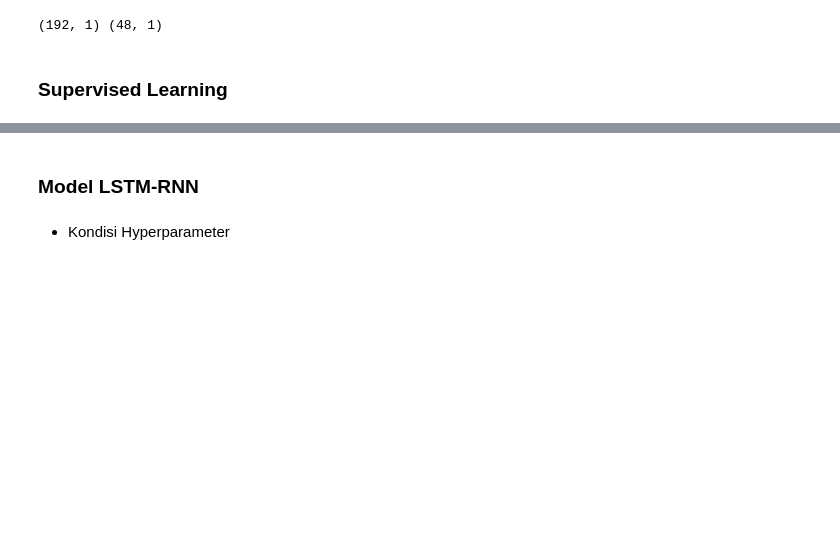
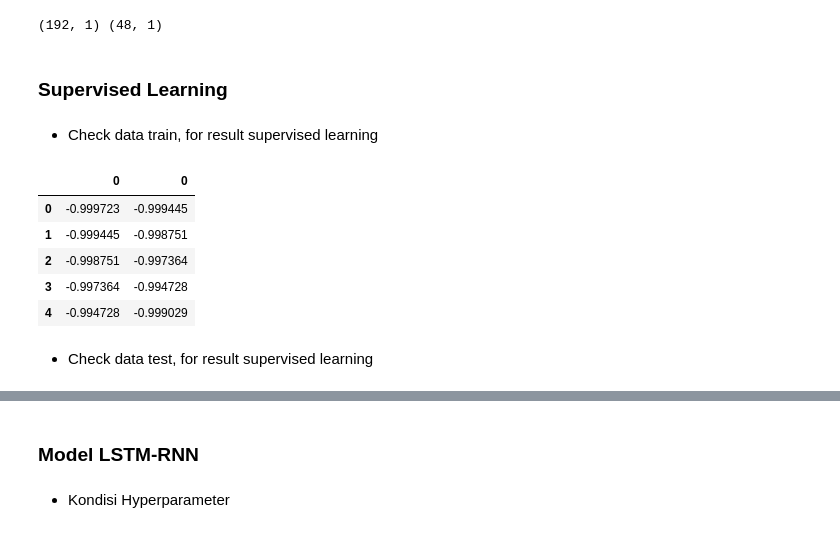
Before and after one commit to kusin/bahan-ajar-ML-v1, a Jupyter notebook: week 11 lstm-rnn bagian 2/lstm-rnn-univariate-2.ipynb, the cells around one changed output, grey strips where cells are left out. Saved outputs shown, nothing was run; the diff lists cells and outputs as text; code cells hidden in the pictures; blank space fills up the shorter version.

```diff
--- a/week 11 lstm-rnn bagian 2/lstm-rnn-univariate-2.ipynb
+++ b/week 11 lstm-rnn bagian 2/lstm-rnn-univariate-2.ipynb
@@ -167,3 +182,20 @@ def create_dataset(dataset, look_back=1):
 look_back = 1
 trainX, trainY = create_dataset(train, look_back)
 testX, testY = create_dataset(test, look_back)
+# %% [markdown]
+- Check data train, for result supervised learning
+# %%
+temp_trainX = pd.DataFrame(trainX)
+temp_trainY = pd.DataFrame(trainY)
+# %%
+hasil = pd.concat([temp_trainX, temp_trainY], axis=1)
+hasil.head()
+# %% [output]
+|  | 0 | 0 |
+| 0 | -0.999723 | -0.999445 |
+| 1 | -0.999445 | -0.998751 |
+| 2 | -0.998751 | -0.997364 |
+| 3 | -0.997364 | -0.994728 |
+| 4 | -0.994728 | -0.999029 |
+# %% [markdown]
+- Check data test, for result supervised learning
```
Also changed, not shown: parts of 18 cells of this notebook.
